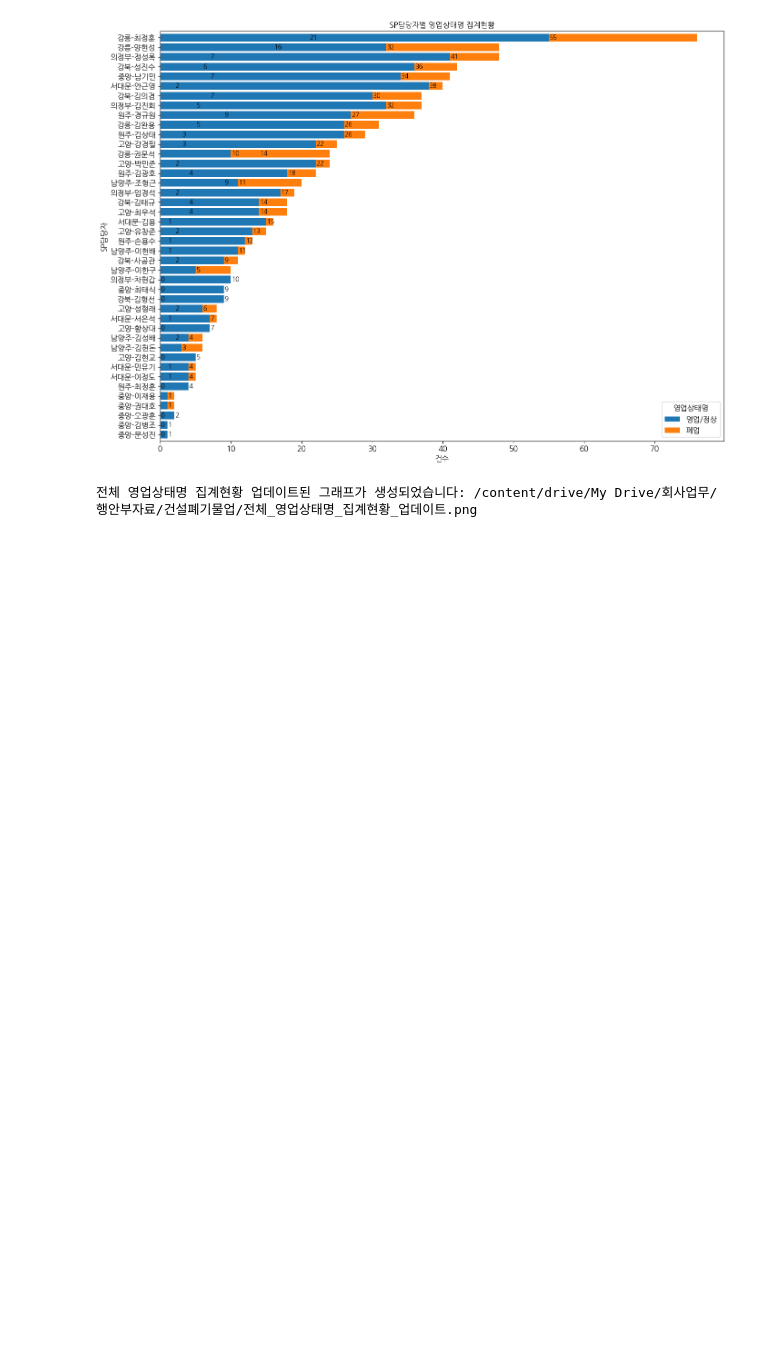
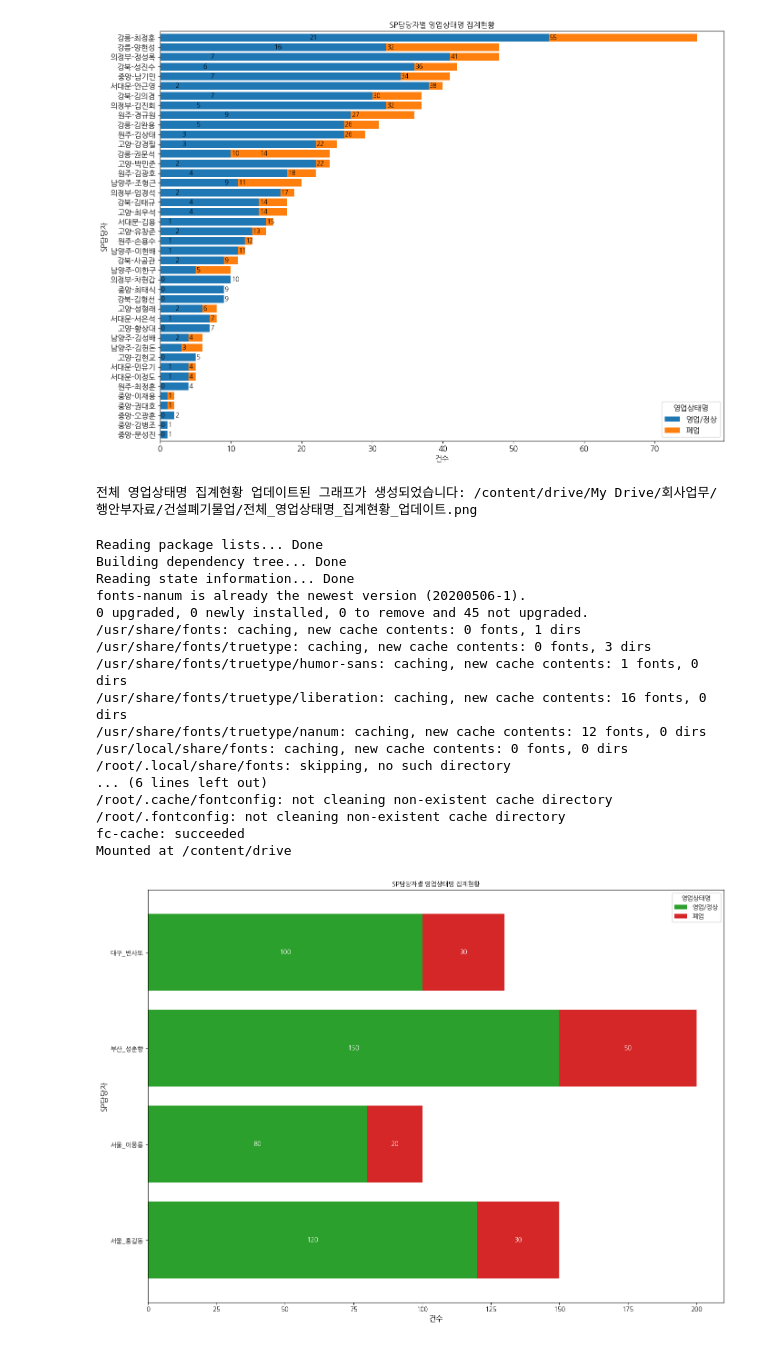
Before and after one commit to heebonpark/git-test, a Jupyter notebook: 건설폐기물업매핑ipynb.ipynb, the cells around one changed output. Drawn from its saved outputs; the diff is of its cells as text; code cells hidden in the pictures; blank space fills up the shorter version.

Commit message:
Colab을 통해 생성됨

```diff
--- a/건설폐기물업매핑ipynb.ipynb
+++ b/건설폐기물업매핑ipynb.ipynb
@@ -2655,3 +2655,74 @@ fc-cache: succeeded
 Mounted at /content/drive
 [figure]
 전체 영업상태명 집계현황 업데이트된 그래프가 생성되었습니다: /content/drive/My Drive/회사업무/행안부자료/건설폐기물업/전체_영업상태명_집계현황_업데이트.png
+# %%
+import pandas as pd
+import matplotlib.pyplot as plt
+from google.colab import drive
+import matplotlib.font_manager as fm
+
+# 한글 폰트 설치 및 설정
+!apt-get install -y fonts-nanum
+!fc-cache -fv
+
+# 폰트 설정
+font_path = '/usr/share/fonts/truetype/nanum/NanumGothic.ttf'
+fontprop = fm.FontProperties(fname=font_path)
+plt.rcParams['font.family'] = fontprop.get_name()
+
+# 구글 드라이브를 마운트합니다.
+drive.mount('/content/drive', force_remount=True)
+
+# 예제 데이터로 작업하기 위해 샘플 데이터프레임을 만듭니다.
+# 실제로는 데이터프레임을 파일에서 읽어와야 합니다.
+data = {
+    'SP담당자': ['서울_홍길동', '서울_이몽룡', '부산_성춘향', '대구_변사또'],
+    '영업/정상': [120, 80, 150, 100],
+    '폐업': [30, 20, 50, 30]
+}
+
+df_filtered_sorted = pd.DataFrame(data)
+
+# 시각화 (가로 막대 그래프)
+fig, ax = plt.subplots(figsize=(14, 10))
+colors = ['#2ca02c', '#d62728']  # 녹색과 빨간색으로 변경
+bars = df_filtered_sorted.set_index('SP담당자').plot(kind='barh', stacked=True, ax=ax, color=colors, legend=False, width=0.8)
+
+ax.set_title('SP담당자별 영업상태명 집계현황', fontsize=16, fontproperties=fontprop)
+ax.set_xlabel('건수', fontsize=12, fontproperties=fontprop)
+ax.set_ylabel('SP담당자', fontsize=12, fontproperties=fontprop)
+plt.xticks(fontsize=10, fontproperties=fontprop)
+plt.yticks(fontsize=10, fontproperties=fontprop)
+
+# 막대에 숫자 표시
+for container in bars.containers:
+    bars.bar_label(container, label_type='center', fontsize=10, fontproperties=fontprop, color='white')
+
+# 범례 설정 (폰트 속성 적용)
+handles, labels = bars.get_legend_handles_labels()
+legend = ax.legend(handles, ['영업/정상', '폐업'], title='영업상태명', fontsize=12, title_fontsize='13', prop=fontprop)
+plt.setp(legend.get_title(), fontproperties=fontprop)  # 범례 제목 한글 설정
+
+plt.tight_layout()
+
+# 그래프를 출력
+plt.show()
+# %% [output]
+Reading package lists... Done
+Building dependency tree... Done
+Reading state information... Done
+fonts-nanum is already the newest version (20200506-1).
+0 upgraded, 0 newly installed, 0 to remove and 45 not upgraded.
+/usr/share/fonts: caching, new cache contents: 0 fonts, 1 dirs
+/usr/share/fonts/truetype: caching, new cache contents: 0 fonts, 3 dirs
+/usr/share/fonts/truetype/humor-sans: caching, new cache contents: 1 fonts, 0 dirs
+/usr/share/fonts/truetype/liberation: caching, new cache contents: 16 fonts, 0 dirs
+/usr/share/fonts/truetype/nanum: caching, new cache contents: 12 fonts, 0 dirs
+/usr/local/share/fonts: caching, new cache contents: 0 fonts, 0 dirs
+/root/.local/share/fonts: skipping, no such directory
+... (6 lines left out)
+/root/.cache/fontconfig: not cleaning non-existent cache directory
+/root/.fontconfig: not cleaning non-existent cache directory
+fc-cache: succeeded
+Mounted at /content/drive
+[figure, added]
```
Also changed, not shown: parts of 1 cell of this notebook.
